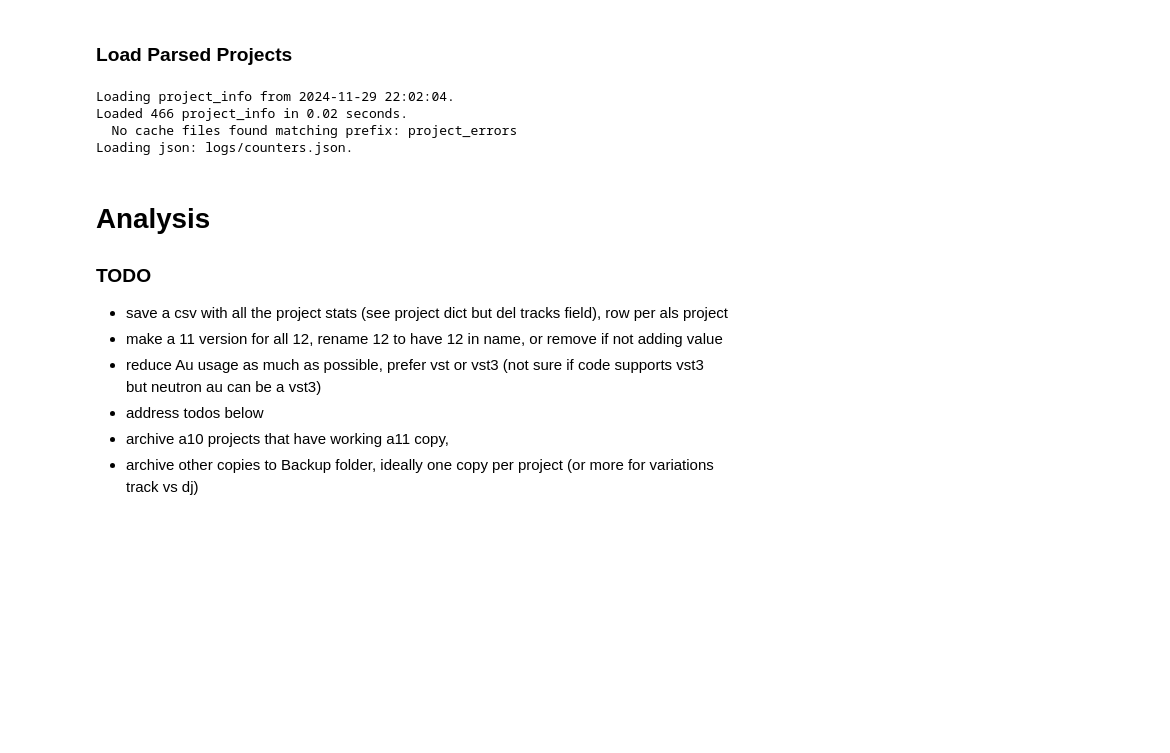
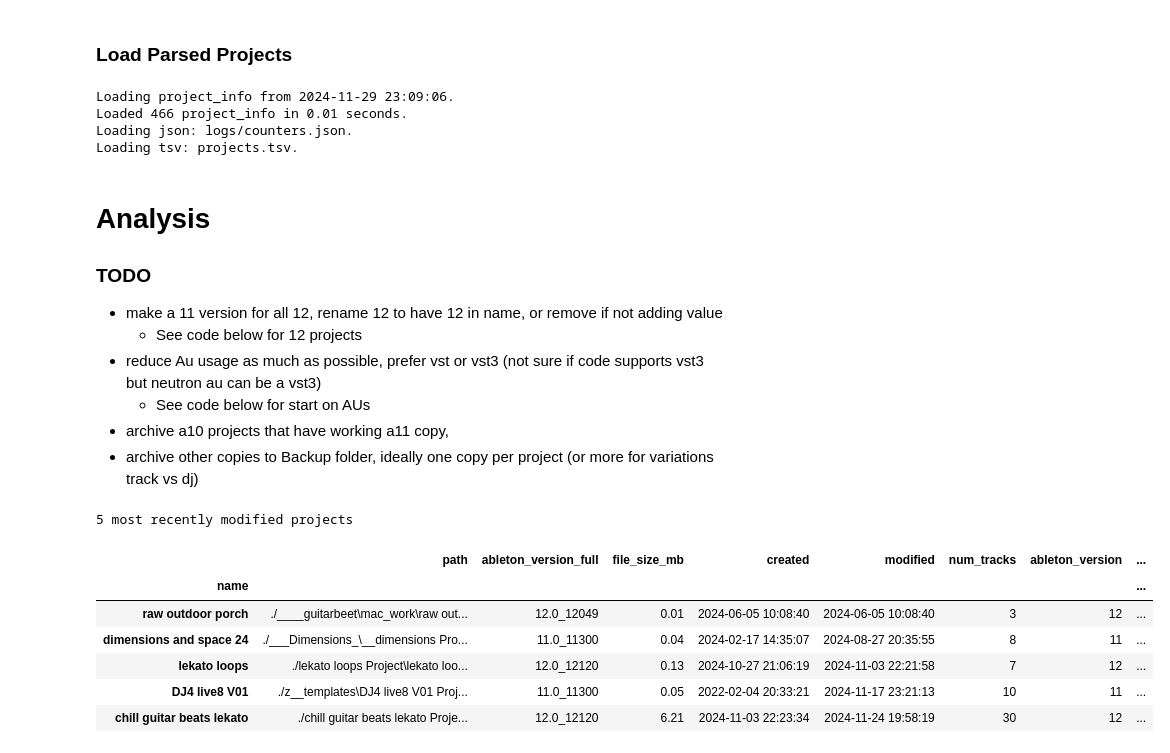
Before and after one commit to jake-g/ableton-parser, a Jupyter notebook: ableton_projects.ipynb, the cells around one changed output. Saved outputs shown, nothing was run; the diff lists cells and outputs as text; code cells hidden in the pictures; blank space fills up the shorter version.

```diff
--- a/ableton_projects.ipynb
+++ b/ableton_projects.ipynb
@@ -39,31 +41,40 @@ project_dir = "./" #@param {type:"string"}
 # Load from recent cache (fast)
 if load_most_recent_cached:
   project_info = parser.load_info(prefix=parser.CACHE_INFO_FILE, load_most_recent=True)
-  project_errors = parser.load_info(prefix=parser.CACHE_ERROR_FILE, load_most_recent=True)
   project_counters = parser.load_dict_from_json(parser.COUNTER_JSON)
+  project_df = parser.load_project_df_from_tsv(parser.PROJECT_TSV)
 
 # Parse project .als files
 else:
-  project_info, project_errors, project_counters = parser.run_parser(project_dir)
-
-if len(project_errors):
-  print('Projects missing info due to errors')
-  parser.print_dict(project_errors)
+  project_info, project_counters, project_df = parser.run_parser(project_dir)
 # %% [output]
-Loading project_info from 2024-11-29 22:02:04.
-Loaded 466 project_info in 0.02 seconds.
-  No cache files found matching prefix: project_errors
+Loading project_info from 2024-11-29 23:09:06.
+Loaded 466 project_info in 0.01 seconds.
 Loading json: logs/counters.json.
+Loading tsv: projects.tsv.
 # %% [markdown]
 # Analysis
 
 ### TODO
-* save a csv with all the project stats (see project dict but del tracks field), row per als project
 * make a 11 version for all 12, rename 12 to have 12 in name, or remove if not adding value
+  * See code below for 12 projects
 * reduce Au usage as much as possible, prefer vst or vst3 (not sure if code supports vst3 but neutron au can be a vst3)
-* address todos below
+  * See code below for start on AUs
 * archive a10 projects that have working a11 copy,
 * archive other copies to Backup folder, ideally one copy per project (or more for variations track vs dj)
+# %%
+n_recent = 5
+print(f"{n_recent} most recently modified projects")
+project_df.sort_values('modified').tail(n_recent)
+# %% [output]
+5 most recently modified projects
+|  | path | ableton_version_full | file_size_mb | created | modified | num_tracks | ableton_version | ... |
+| name |  |  |  |  |  |  |  | ... |
+| raw outdoor porch | ./____guitarbeet\mac_work\raw out... | 12.0_12049 | 0.01 | 2024-06-05 10:08:40 | 2024-06-05 10:08:40 | 3 | 12 | ... |
+| dimensions and space 24 | ./___Dimensions_\__dimensions Pro... | 11.0_11300 | 0.04 | 2024-02-17 14:35:07 | 2024-08-27 20:35:55 | 8 | 11 | ... |
+| lekato loops | ./lekato loops Project\lekato loo... | 12.0_12120 | 0.13 | 2024-10-27 21:06:19 | 2024-11-03 22:21:58 | 7 | 12 | ... |
+| DJ4 live8 V01 | ./z__templates\DJ4 live8 V01 Proj... | 11.0_11300 | 0.05 | 2022-02-04 20:33:21 | 2024-11-17 23:21:13 | 10 | 11 | ... |
+| chill guitar beats lekato | ./chill guitar beats lekato Proje... | 12.0_12120 | 6.21 | 2024-11-03 22:23:34 | 2024-11-24 19:58:19 | 30 | 12 | ... |
 # %%
 def plot_counters(
     counters,
```
Also changed, not shown: parts of 11 cells of this notebook.
